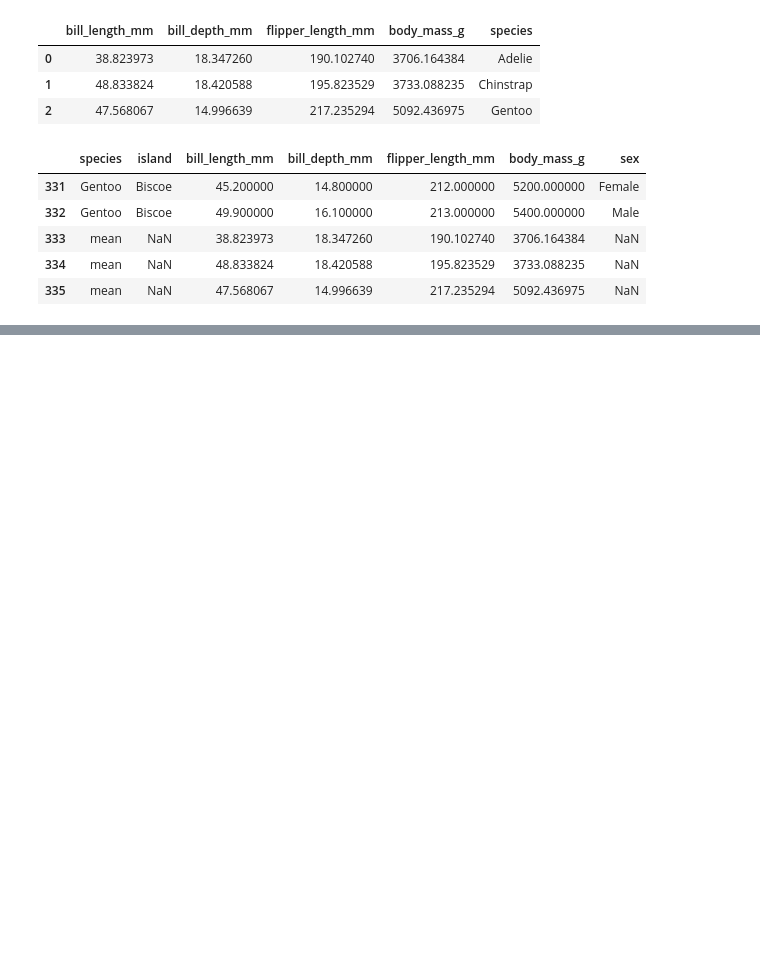
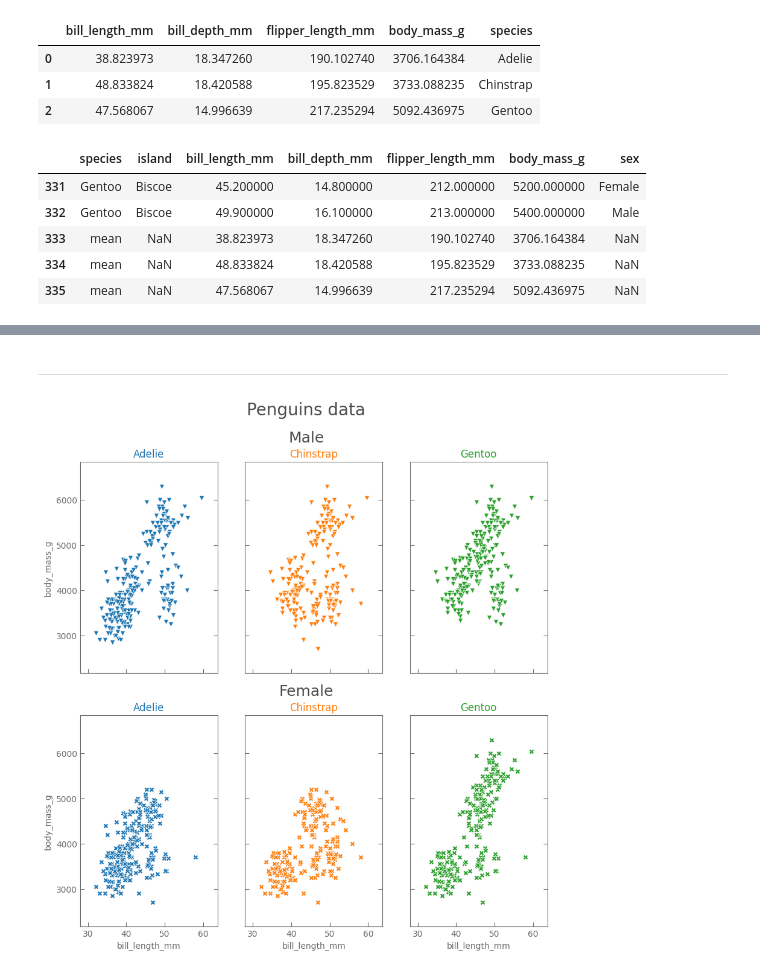
Before and after one commit to vitalns/scatterplot, a Jupyter notebook: scatterplot.ipynb, the cells around one changed output, grey strips where cells are left out. Saved outputs shown, nothing was run; the diff lists cells and outputs as text; code cells hidden in the pictures; blank space fills up the shorter version.

```diff
--- a/scatterplot.ipynb
+++ b/scatterplot.ipynb
@@ -95,0 +202,54 @@ with sns.plotting_context("talk",font_scale=1.25, rc={'legend.fontsize': 15}):
+# %% [markdown]
+___
+# %%
+# Построим диаграммы рассеяния пары признаков (bill_length_mm, body_mass_g) разделив по виду и полу.
+
+# Изменим глобальные настройки для всех графиков.
+params_2 = {'axes.edgecolor': 'dimgray', 'axes.labelcolor': 'dimgray',
+            'xtick.color': 'dimgray','xtick.direction': 'in',
+            'ytick.color': 'dimgray', 'ytick.direction': 'in',
+            'axes.edgecolor': 'dimgray', 'axes.labelcolor': 'dimgray'}
+sns.set_style(rc=params_2)  # В контекстном менеджере не работает
+
+# Настроим область рисунка
+fig, axs = plt.subplots(2, 3, figsize=(10,10), sharex='col', sharey='row')
+
+# Построим диаграммы
+color_palette = dict(zip(["Adelie", "Chinstrap", "Gentoo"],[0, 1, 2]))
+marker = dict(zip(["Male", "Female"],['v', 'X']))
+for i, sex in enumerate(['Male',	'Female']):
+  for j, species in enumerate(["Adelie", "Chinstrap", "Gentoo"]):
+    sns.scatterplot(ax=axs[i, j],
+                    x=penguins[(penguins.species == species) | (penguins.sex == sex)]["bill_length_mm"],
+                    y=penguins[(penguins.species == species) | (penguins.sex == sex)]["body_mass_g"],
+                    color=plt.cm.tab10(color_palette.get(species)),
+                    marker=marker.get(sex)
+                    )
+    axs[i, j].set_title(species, color=plt.cm.tab10(color_palette.get(species)))
+    axs[i, j].tick_params(length=5, right=True)
+    axs[i, j].set_xmargin(0.15)
+    axs[i, j].set_ymargin(0.15)
+
+# Добавим подписи
+fig.suptitle("Penguins data", size=20, color='.3')
+fig.text(.5, .92, 'Male', ha='center', va='center', size=18, color='.3')  # plt.figtext()
+fig.text(.5, .5, 'Female', ha='center', va='center', size=18, color='.3')
+
+# # Настройка видимости осей каждого графика вручную (результат аналогичен plt.subplots(sharex='col', sharey='row') выше).
+# axs[0,0].xaxis.set_visible(False)
+# axs[0,1].xaxis.set_visible(False), axs[0,1].yaxis.set_visible(False)
+
+# # Управлять настройками каждого графика по отдельности можно использую plt.sca() из библиотеки matplotlib.
+# # Например добавить название и убрать подписи данных для первой диаграммы
+# plt.sca(axs[0,0])
+# plt.title("Adelie")
+# plt.xlabel(None), plt.xticks([])  # Равносильно задание plt.subplots(sharex='col', sharey='row') выше.
+
+
+
+plt.show()
+plt.close()  # При перезапуске кода, строится один график, а не добавляется ещё один к уже построенному.
+
+mpl.rcParams.update(mpl.rcParamsDefault)  # Сброс настроек
+# %% [output]
+[figure, added]
```
Also changed, not shown: parts of 8 cells of this notebook.
